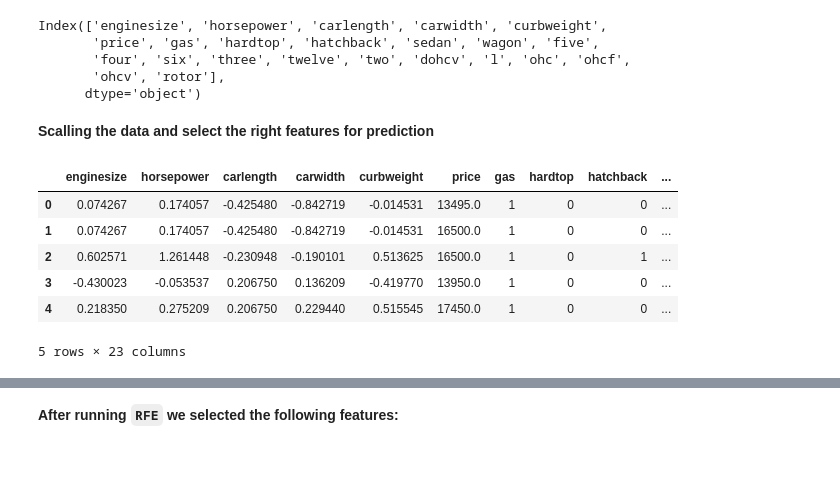
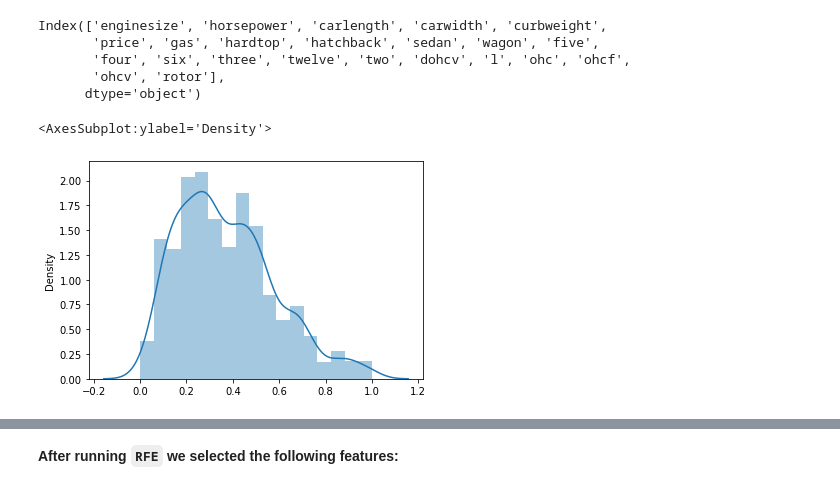
Before and after one commit to tgoldfeder/data-science-notebooks, a Jupyter notebook: machine-learning/ridge_regression.ipynb, the cells around one changed output, grey strips where cells are left out. Drawn from its saved outputs; the diff is of its cells as text; code cells hidden in the pictures; blank space fills up the shorter version.

```diff
--- a/machine-learning/ridge_regression.ipynb
+++ b/machine-learning/ridge_regression.ipynb
@@ -139,5 +139,3 @@ Index(['enginesize', 'horsepower', 'carlength', 'carwidth', 'curbweight',
        'four', 'six', 'three', 'twelve', 'two', 'dohcv', 'l', 'ohc', 'ohcf',
        'ohcv', 'rotor'],
       dtype='object')
-# %% [markdown]
-**Scalling the data and select the right features for prediction**
@@ -149,14 +142,7 @@ def scale_data(x):
 # %%
 features_to_scale = ['enginesize', 'horsepower', 'carlength', 'carwidth', 'curbweight']
-for feature in features_to_scale:
-    cars_df[feature] = scale_data(cars_df[feature])
-
-cars_df.head()
+_cars_df  = cars_df[features_to_scale]
+sns.distplot(_cars_df)
 # %% [output]
-|  | enginesize | horsepower | carlength | carwidth | curbweight | price | gas | hardtop | hatchback | ... |
-| 0 | 0.074267 | 0.174057 | -0.425480 | -0.842719 | -0.014531 | 13495.0 | 1 | 0 | 0 | ... |
-| 1 | 0.074267 | 0.174057 | -0.425480 | -0.842719 | -0.014531 | 16500.0 | 1 | 0 | 0 | ... |
-| 2 | 0.602571 | 1.261448 | -0.230948 | -0.190101 | 0.513625 | 16500.0 | 1 | 0 | 1 | ... |
-| 3 | -0.430023 | -0.053537 | 0.206750 | 0.136209 | -0.419770 | 13950.0 | 1 | 0 | 0 | ... |
-| 4 | 0.218350 | 0.275209 | 0.206750 | 0.229440 | 0.515545 | 17450.0 | 1 | 0 | 0 | ... |
-5 rows × 23 columns
+<AxesSubplot:ylabel='Density'>
+[figure, added]
```
Also changed, not shown: parts of 6 cells of this notebook.
